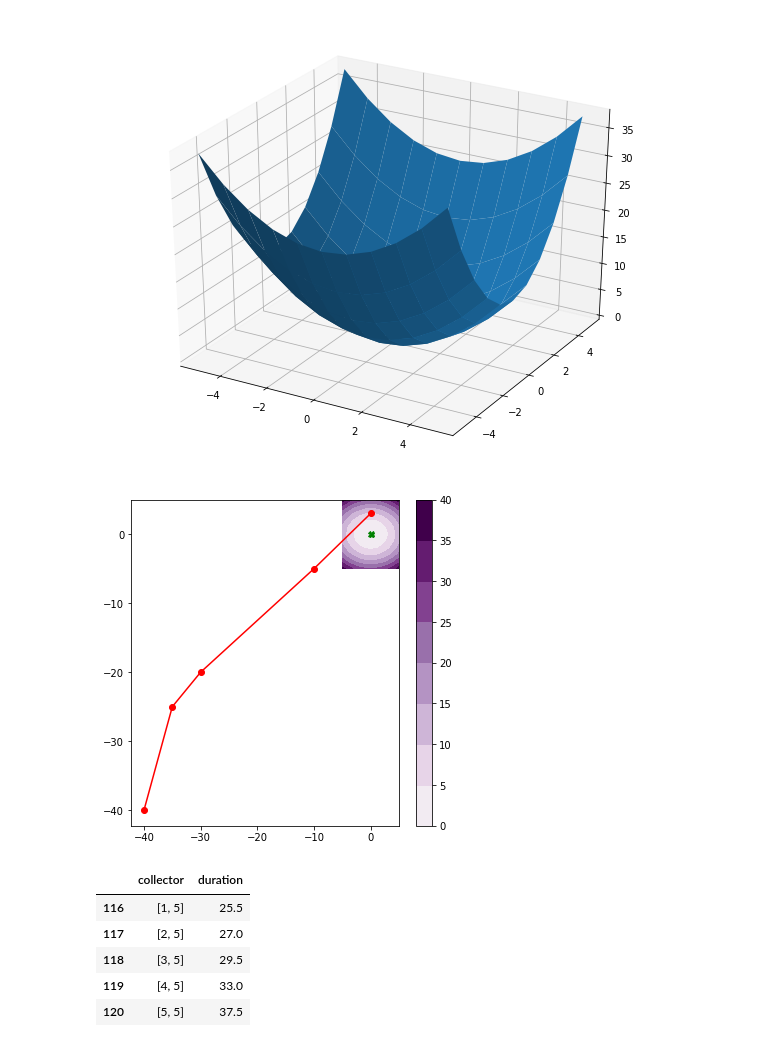
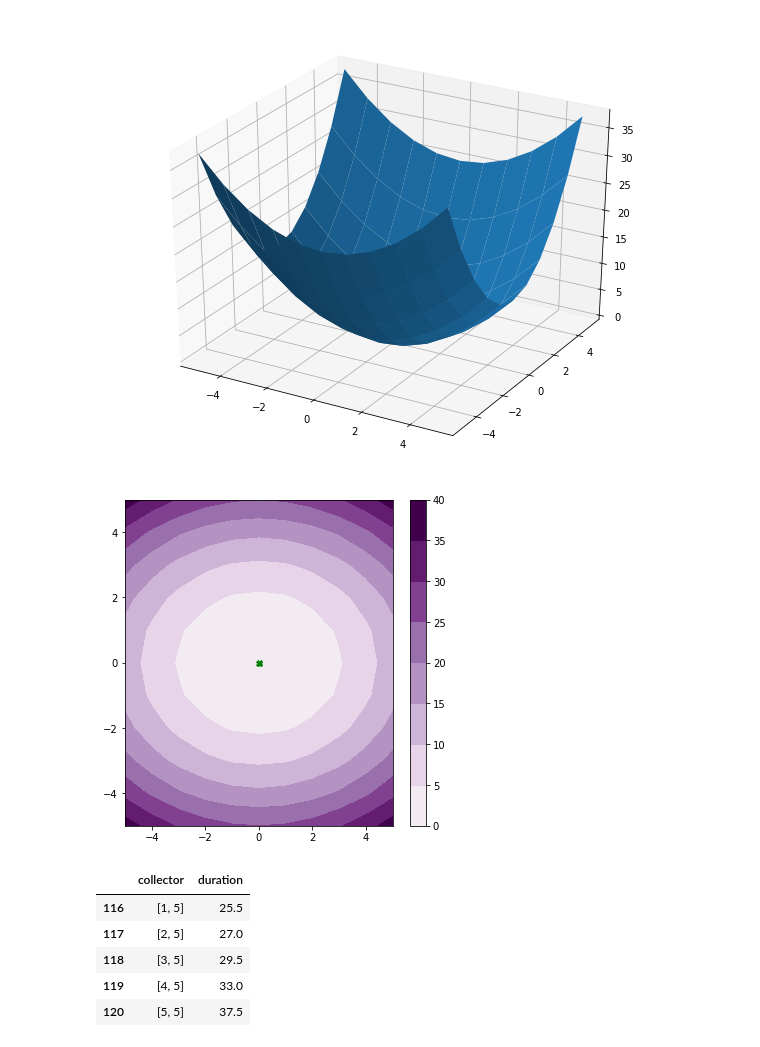
Before and after one commit to qwasimintah/DeepRL, a Jupyter notebook: stage/Deep2D Template-Dynamic Action Space-PER-ISWEIGHTS.ipynb, the cells around one changed output. Cells and saved outputs as stored; diff of their text form; code cells hidden in the pictures.

```diff
--- a/stage/Deep2D Template-Dynamic Action Space-PER-ISWEIGHTS.ipynb
+++ b/stage/Deep2D Template-Dynamic Action Space-PER-ISWEIGHTS.ipynb
@@ -151,28 +151,28 @@ x1, x2, data, collector, value = bowl(quadratic_2d)
 # %%
 from matplotlib import cm
 
 def contoursteps(x1, x2, zs, steps=None):
     fig = plt.figure(figsize=(6,6))
     levels = np.arange(-2.0, 1.601, 0.4)
     norm = cm.colors.Normalize(vmax=abs(zs).max(), vmin=-abs(zs).max())
     cmap = cm.PRGn
     cmap=cm.get_cmap(cmap, len(levels) - 1)
     cp = plt.contourf(x1, x2, zs, norm = norm, cmap=cmap.reversed())
     plt.plot(0, 0, 'X', color='green')
     fig.colorbar(cp)
     #plt.clabel(cp, inline=1, fontsize=10)
     if steps is not None:
         step =steps
         steps = np.matrix(steps)
         plt.plot(steps[:,0], steps[:,1], '-o', color='red')
 #     for i, txt in enumerate(len(step)):
 #         fig.annotate(value, (z[i], y[i]))
     fig.show()
 
-steps = [(-40,-40),(-35,-25), (-30,-20),(-10,-5),(0,3)]
+steps = None #[(-40,-40),(-35,-25), (-30,-20),(-10,-5),(0,3)]
 contoursteps(x1, x2, data, steps)
 # %% [output]
-[figure, old version]
+[figure, new version]
 # %%
 data_df = pd.DataFrame({"collector":collector,"duration":value})
 # %%
```
Also changed, not shown: parts of 17 cells of this notebook, 4 other files.
